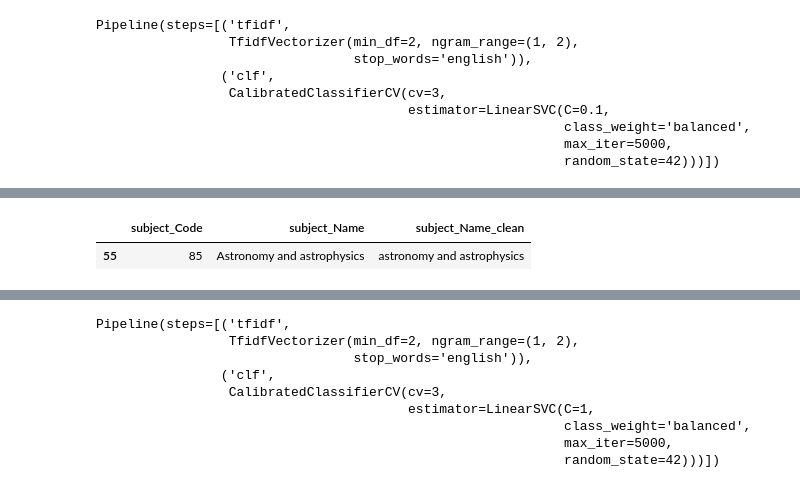
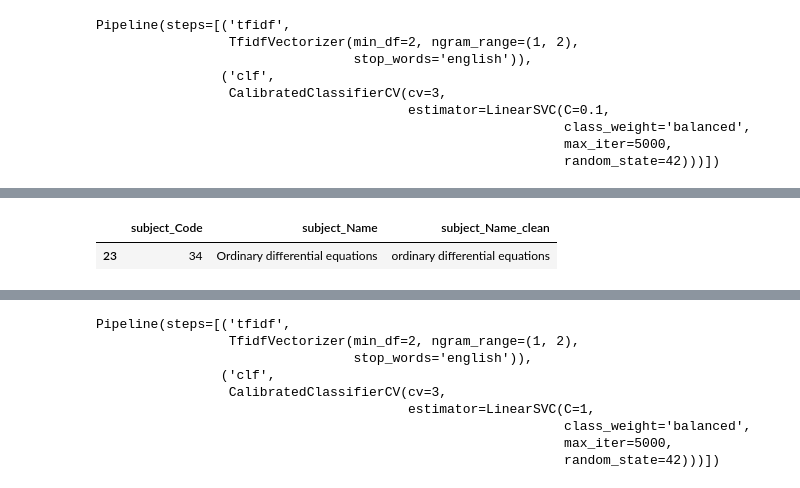
Before and after one commit to Erdos-Projects/summer26-math-genealogy, a Jupyter notebook: notebooks/fill-in-subject-Osanda/data_cleaning_osanda.ipynb, the cells around one changed output, grey strips where cells are left out. Drawn from its saved outputs; the diff is of its cells as text; code cells hidden in the pictures.

```diff
--- a/notebooks/fill-in-subject-Osanda/data_cleaning_osanda.ipynb
+++ b/notebooks/fill-in-subject-Osanda/data_cleaning_osanda.ipynb
@@ -584,10 +619,10 @@ tree.head()
 | 3 | 2 | Archie Higdon | Stresses in Moderately Thick Rect... | Iowa State University | UnitedStates | 1936.0 | 74—Mechanics of deformable solids | [258] | [] | 74 | ... |
 | 4 | 3 | Donald Hill Rock | Finite Strain Analysis in Elastic... | Iowa State University | UnitedStates | 1939.0 | None | [258] | [] | None | ... |
 # %%
-subjects.loc[subjects["subject_Code"] == "85"]
+subjects.loc[subjects["subject_Code"] == "34"]
 # %% [output]
 |  | subject_Code | subject_Name | subject_Name_clean |
-| 55 | 85 | Astronomy and astrophysics | astronomy and astrophysics |
+| 23 | 34 | Ordinary differential equations | ordinary differential equations |
 # %%
 tree["final_subject_code"] = tree["subject_code"]
 
```
Also changed, not shown: parts of 26 cells of this notebook.
